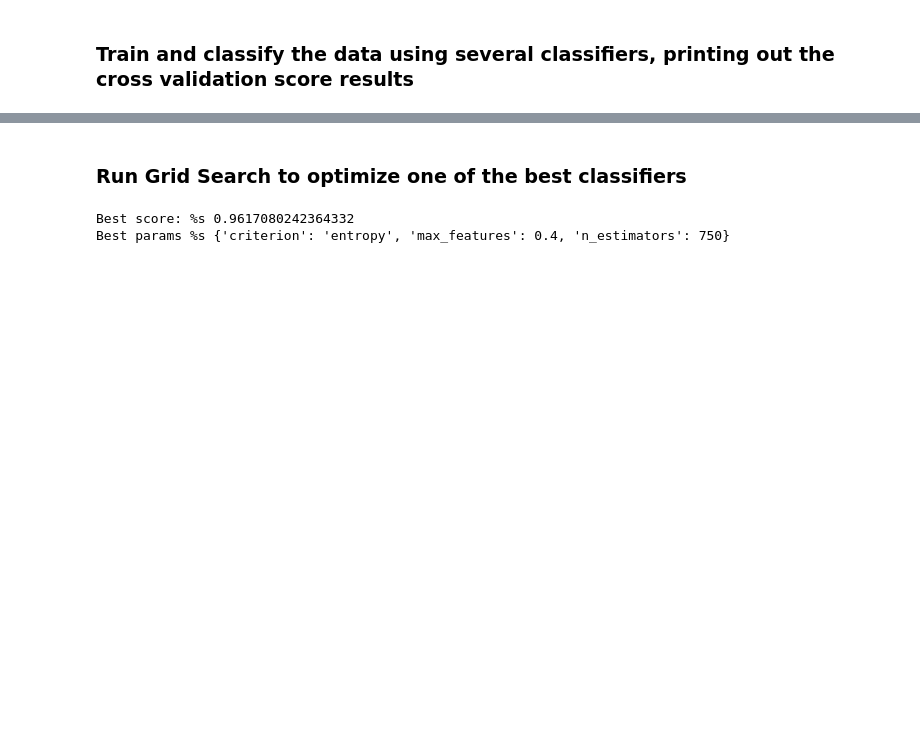
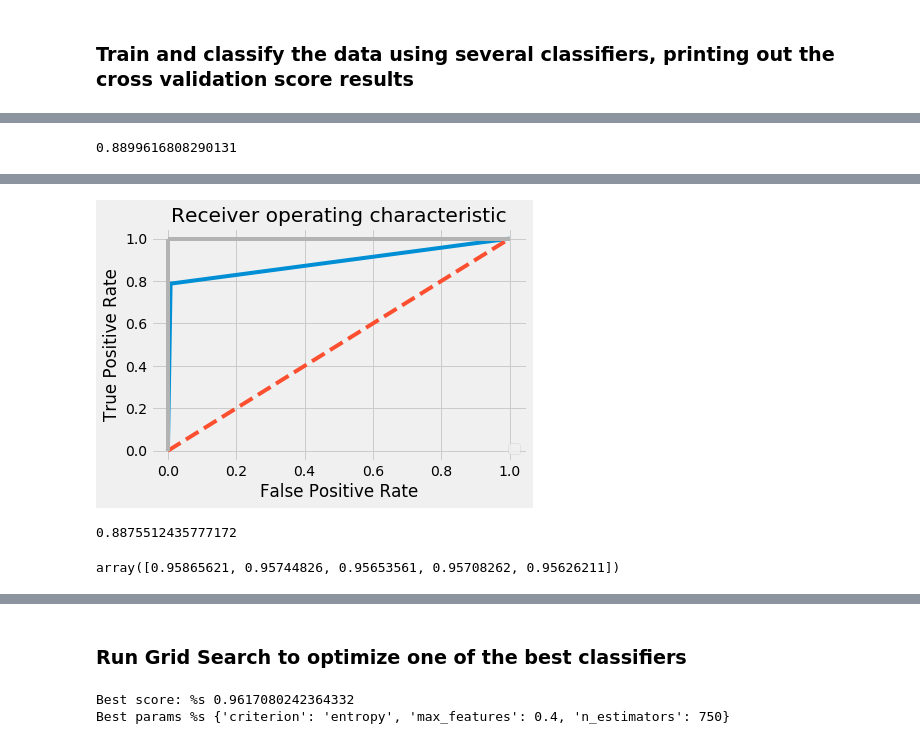
Before and after one commit to todd-cook/ML-You-Can-Use, a Jupyter notebook: detecting_loanwords/loanwords_problems_solutions.ipynb, the cells around one changed output, grey strips where cells are left out. Cells and saved outputs as stored; diff of their text form; code cells hidden in the pictures; blank space fills up the shorter version.

```diff
--- a/detecting_loanwords/loanwords_problems_solutions.ipynb
+++ b/detecting_loanwords/loanwords_problems_solutions.ipynb
@@ -304,8 +304,8 @@ with open(os.path.join('../building_language_model', 'freq_dist.latin.pkl'), 'rb
 #### We'll create a list of tuples containing (the word, the words probability in Latin, the words probability in Greek)
 # %%
 shared_latin_greek = [(word,
-                       latin_word_probs.get(word, 0.000001),
-                       greek_transliterated_word_probs.get(word, 0.000001))
+                       latin_word_probs.get(word, 1e-06),
+                       greek_transliterated_word_probs.get(word, 1e-06))
                       for word in shared_words]
 
 shared_latin_greek.sort(key=lambda a: a[1], reverse=True)
@@ -461,0 +461,33 @@ for cls in tqdm(classifiers):
+# %%
+from sklearn.model_selection import train_test_split
+x_train, x_test, y_train, y_test = train_test_split(all_X, all_y, test_size=0.30)
+x_test, x_validation, y_test, v =train_test_split(x_test, y_test, test_size=0.5)
+# %%
+from sklearn.ensemble import RandomForestClassifier
+rf = RandomForestClassifier(bootstrap=True, class_weight=None, criterion='gini',
+ max_depth=None, max_features='auto', max_leaf_nodes=None,
+ min_impurity_decrease=1e-07, min_samples_leaf=1,
+ min_samples_split=2, min_weight_fraction_leaf=0.0,
+ n_estimators=300, n_jobs=-1, oob_score=False, random_state=None,
+ verbose=0, warm_start=False)
+rf.fit(x_train, y_train)
+y_pred = rf.predict(x_test)
+# %%
+from sklearn.metrics import roc_curve, auc
+false_positive_rate, true_positive_rate, thresholds = roc_curve(y_test, y_pred)
+roc_auc = auc(false_positive_rate, true_positive_rate)
+roc_auc
+# %% [output]
+0.8899616808290131
+# %%
+plt.figure()
+plt.plot(false_positive_rate, true_positive_rate)
+plt.plot([0,1], ls='--')
+plt.plot([0,0], [1,0], c='.7')
+plt.plot([1,1], c='.7')
+plt.xlabel('False Positive Rate')
+plt.ylabel('True Positive Rate')
+plt.title('Receiver operating characteristic')
+plt.legend(loc="lower right")
+plt.show()
+# %% [output]
@@ -461,0 +495,21 @@ for cls in tqdm(classifiers):
+[figure, added]
+# %%
+y_vpred = rf.predict(x_validation)
+false_positive_rate, true_positive_rate, thresholds = roc_curve(y_validation, y_vpred)
+roc_auc = auc(false_positive_rate, true_positive_rate)
+roc_auc
+# %% [output]
+0.8875512435777172
+# %%
+score= cross_val_score( RandomForestClassifier(bootstrap=True, class_weight=None, criterion='gini',
+ max_depth=None, max_features='auto', max_leaf_nodes=None,
+ min_impurity_decrease=1e-07, min_samples_leaf=1,
+ min_samples_split=2, min_weight_fraction_leaf=0.0,
+ n_estimators=300, n_jobs=-1, oob_score=False, random_state=None,
+ verbose=0, warm_start=False) , all_X, all_y,
+                             scoring='accuracy',
+                             n_jobs=multiprocessing.cpu_count(),
+                             cv=5)
+score
+# %% [output]
+array([0.95865621, 0.95744826, 0.95653561, 0.95708262, 0.95626211])
```
Also changed, not shown: parts of 20 cells of this notebook, 3 other files.
